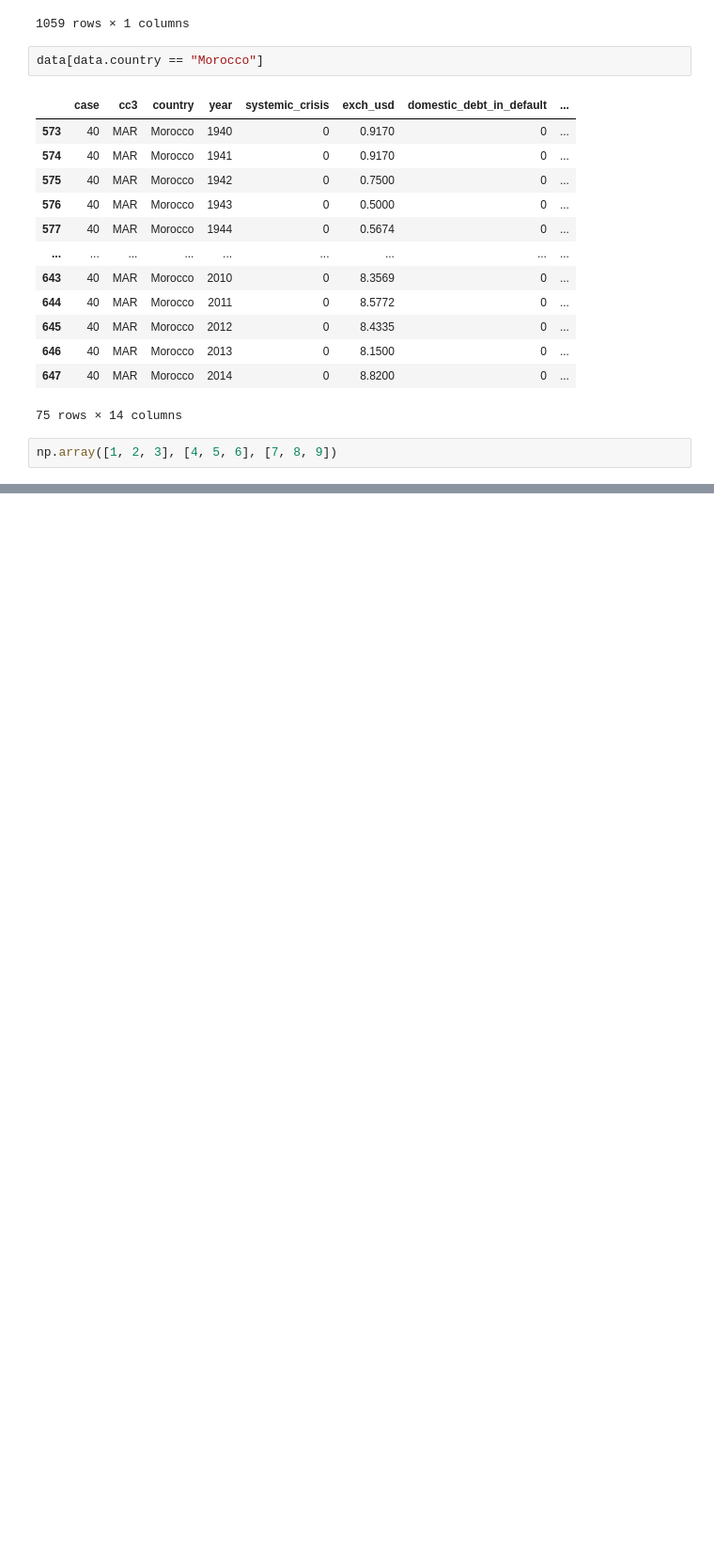
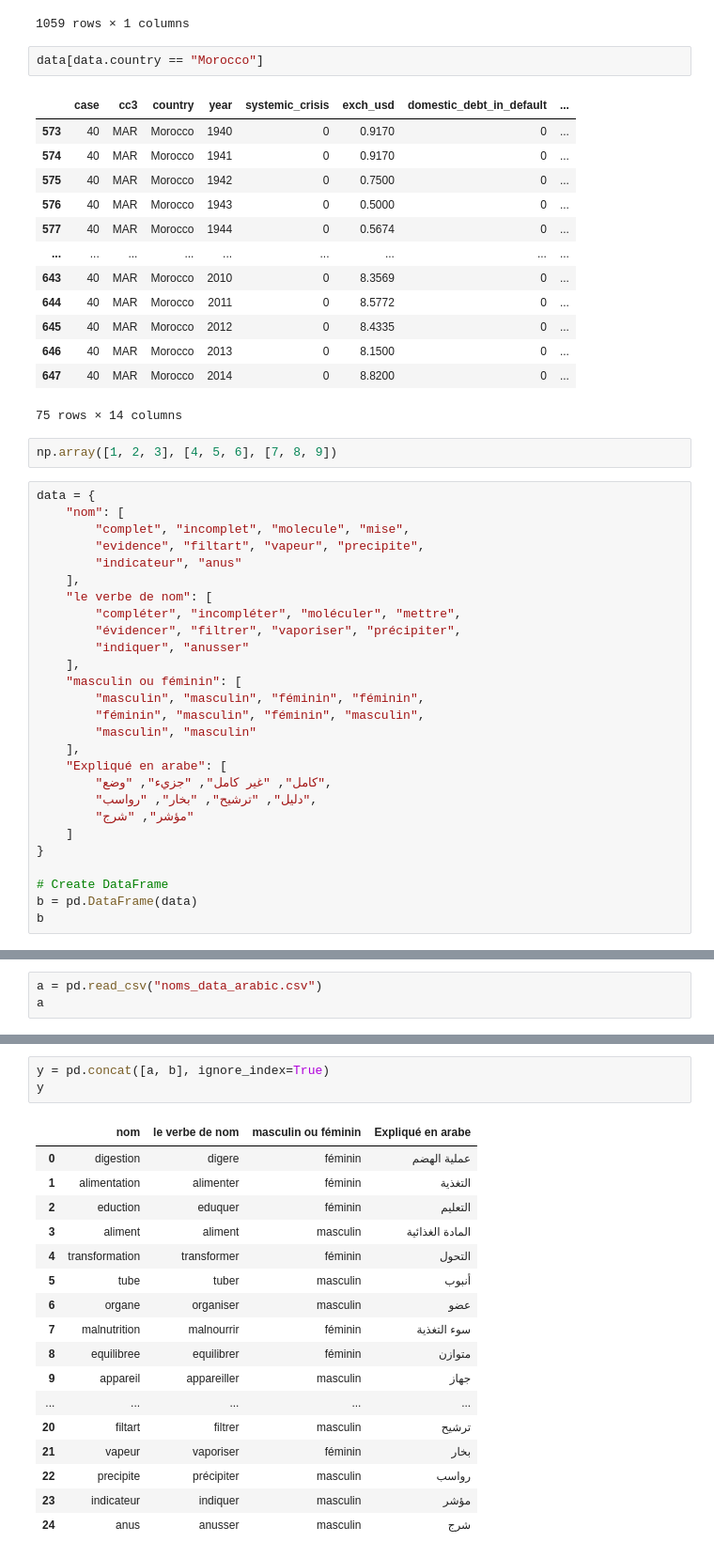
Before and after one commit to Saadlkh/saadlkh_pandas, a Jupyter notebook: aiproject.ipynb, the cells around one changed output, grey strips where cells are left out. Shown at 94% size. Drawn from its saved outputs; the diff is of its cells as text; blank space fills up the shorter version.

Commit message:
noms_data_arabic.csv

```diff
--- a/aiproject.ipynb
+++ b/aiproject.ipynb
@@ -50,3 +50,30 @@ data[data.country == "Morocco"]
 75 rows × 14 columns
 # %%
 np.array([1, 2, 3], [4, 5, 6], [7, 8, 9])
+# %%
+data = {
+    "nom": [
+        "complet", "incomplet", "molecule", "mise",
+        "evidence", "filtart", "vapeur", "precipite",
+        "indicateur", "anus"
+    ],
+    "le verbe de nom": [
+        "compléter", "incompléter", "moléculer", "mettre",
+        "évidencer", "filtrer", "vaporiser", "précipiter",
+        "indiquer", "anusser"
+    ],
+    "masculin ou féminin": [
+        "masculin", "masculin", "féminin", "féminin",
+        "féminin", "masculin", "féminin", "masculin",
+        "masculin", "masculin"
+    ],
+    "Expliqué en arabe": [
+        "كامل", "غير كامل", "جزيء", "وضع",
+        "دليل", "ترشيح", "بخار", "رواسب",
+        "مؤشر", "شرج"
+    ]
+}
+
+# Create DataFrame
+b = pd.DataFrame(data)
+b
@@ -52,0 +92,3 @@ np.array([1, 2, 3], [4, 5, 6], [7, 8, 9])
+# %%
+a = pd.read_csv("noms_data_arabic.csv")
+a
@@ -52,0 +112,21 @@ np.array([1, 2, 3], [4, 5, 6], [7, 8, 9])
+# %%
+y = pd.concat([a, b], ignore_index=True)
+y
+# %% [output]
+|  | nom | le verbe de nom | masculin ou féminin | Expliqué en arabe |
+| 0 | digestion | digere | féminin | عملية الهضم |
+| 1 | alimentation | alimenter | féminin | التغذية |
+| 2 | eduction | eduquer | féminin | التعليم |
+| 3 | aliment | aliment | masculin | المادة الغذائية |
+| 4 | transformation | transformer | féminin | التحول |
+| 5 | tube | tuber | masculin | أنبوب |
+| 6 | organe | organiser | masculin | عضو |
+| 7 | malnutrition | malnourrir | féminin | سوء التغذية |
+| 8 | equilibree | equilibrer | féminin | متوازن |
+| 9 | appareil | appareiller | masculin | جهاز |
+| ... | ... | ... | ... | ... |
+| 20 | filtart | filtrer | masculin | ترشيح |
+| 21 | vapeur | vaporiser | féminin | بخار |
+| 22 | precipite | précipiter | masculin | رواسب |
+| 23 | indicateur | indiquer | masculin | مؤشر |
+| 24 | anus | anusser | masculin | شرج |
```
Also changed, not shown: parts of 2 cells of this notebook, 1 other file.
